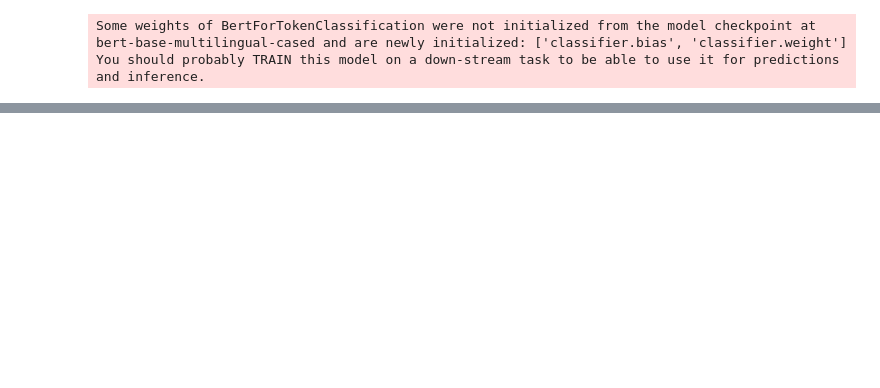
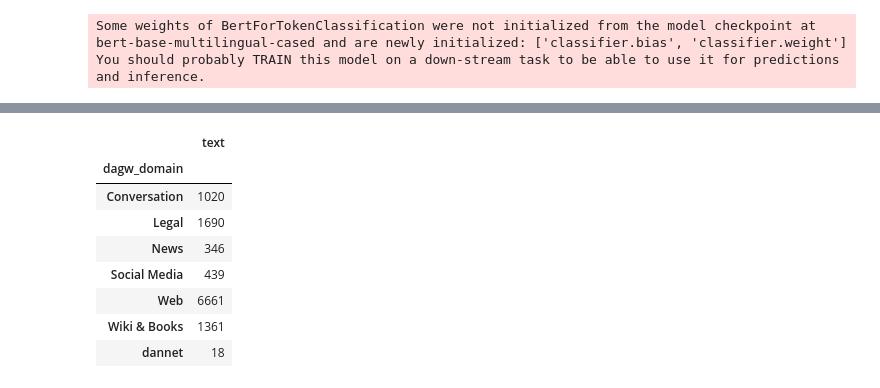
Before and after one commit to krusand/CrossNER-Active-Learning, a Jupyter notebook: spanf1.ipynb, the cells around one changed output, grey strips where cells are left out. Cells and saved outputs as stored; diff of their text form; code cells hidden in the pictures; blank space fills up the shorter version.

```diff
--- a/spanf1.ipynb
+++ b/spanf1.ipynb
@@ -75,0 +118,13 @@ len(dev_loader)
+# %%
+train = nu.readDataset(train_path)
+train.groupby("dagw_domain").count()[["text"]]
+# %% [output]
+|  | text |
+| dagw_domain |  |
+| Conversation | 1020 |
+| Legal | 1690 |
+| News | 346 |
+| Social Media | 439 |
+| Web | 6661 |
+| Wiki & Books | 1361 |
+| dannet | 18 |
```
Also changed, not shown: parts of 5 cells of this notebook.
